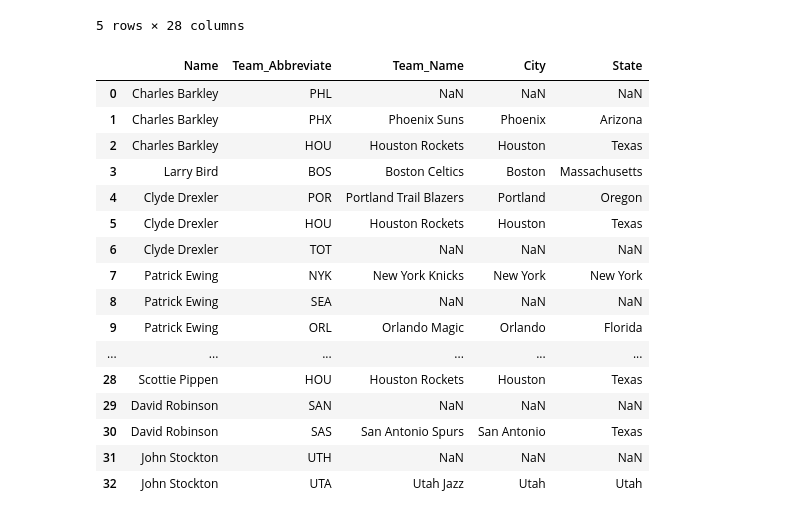
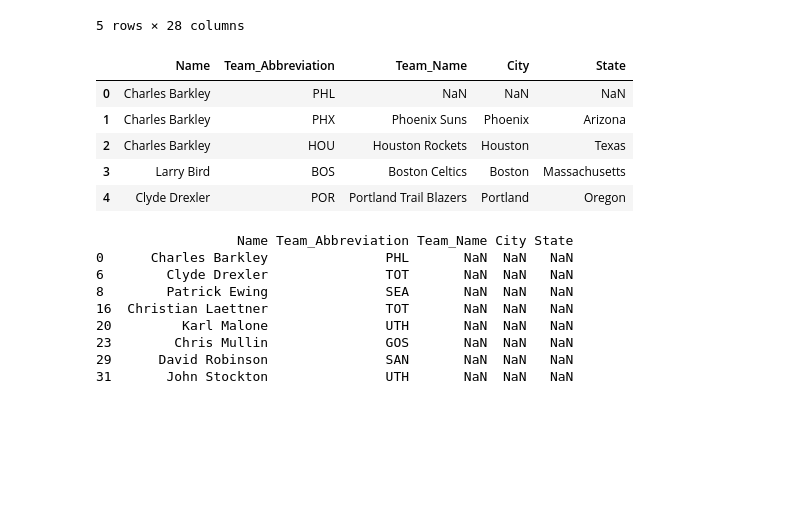
Before and after one commit to e-harrell/dreamteam92, a Jupyter notebook: project notebook.ipynb, the cells around one changed output. Drawn from its saved outputs; the diff is of its cells as text; code cells hidden in the pictures; blank space fills up the shorter version.

```diff
--- a/project notebook.ipynb
+++ b/project notebook.ipynb
@@ -182,7 +181,7 @@ memory usage: 42.3+ KB
 # %%
 #create variables for dataframe to map data on
 Name=[]
-Team_Abbreviate=[]
+Team_Abbreviation=[]
 Team_Name=[]
 City=[]
 State=[]
@@ -190,7 +189,7 @@ for x in roster:
     test_series=df_all['TEAM_ABBREVIATION'][df_all['Name']==x].value_counts()
     test_list=list(test_series.index)
     for y in test_list:
-        Team_Abbreviate.append(y)
+        Team_Abbreviation.append(y)
         Name.append(x)
         a=teams.find_team_by_abbreviation(y)
         if a is None:
@@ -208,27 +207,29 @@ for x in roster:
         else:
             State.append(c['state'])
 # %%
+#create datafraame from lists
 mapdata=pd.DataFrame({'Name': Name,
-                      'Team_Abbreviate':Team_Abbreviate,
+                      'Team_Abbreviation':Team_Abbreviation,
                       'Team_Name': Team_Name,
                       'City': City,
                       'State':State})
-mapdata
+mapdata.head()
+#look for rows with missing data
+rows_with_nan = mapdata[mapdata.isna().any(axis=1)]
+print(rows_with_nan)
 # %% [output]
-|  | Name | Team_Abbreviate | Team_Name | City | State |
+|  | Name | Team_Abbreviation | Team_Name | City | State |
 | 0 | Charles Barkley | PHL | NaN | NaN | NaN |
 | 1 | Charles Barkley | PHX | Phoenix Suns | Phoenix | Arizona |
 | 2 | Charles Barkley | HOU | Houston Rockets | Houston | Texas |
 | 3 | Larry Bird | BOS | Boston Celtics | Boston | Massachusetts |
 | 4 | Clyde Drexler | POR | Portland Trail Blazers | Portland | Oregon |
-| 5 | Clyde Drexler | HOU | Houston Rockets | Houston | Texas |
-| 6 | Clyde Drexler | TOT | NaN | NaN | NaN |
-| 7 | Patrick Ewing | NYK | New York Knicks | New York | New York |
-| 8 | Patrick Ewing | SEA | NaN | NaN | NaN |
-| 9 | Patrick Ewing | ORL | Orlando Magic | Orlando | Florida |
-| ... | ... | ... | ... | ... | ... |
-| 28 | Scottie Pippen | HOU | Houston Rockets | Houston | Texas |
-| 29 | David Robinson | SAN | NaN | NaN | NaN |
-| 30 | David Robinson | SAS | San Antonio Spurs | San Antonio | Texas |
-| 31 | John Stockton | UTH | NaN | NaN | NaN |
-| 32 | John Stockton | UTA | Utah Jazz | Utah | Utah |
+                  Name Team_Abbreviation Team_Name City State
+0      Charles Barkley               PHL       NaN  NaN   NaN
+6        Clyde Drexler               TOT       NaN  NaN   NaN
+8        Patrick Ewing               SEA       NaN  NaN   NaN
+16  Christian Laettner               TOT       NaN  NaN   NaN
+20         Karl Malone               UTH       NaN  NaN   NaN
+23        Chris Mullin               GOS       NaN  NaN   NaN
+29      David Robinson               SAN       NaN  NaN   NaN
+31       John Stockton               UTH       NaN  NaN   NaN
```
Also changed, not shown: parts of 10 cells of this notebook.
